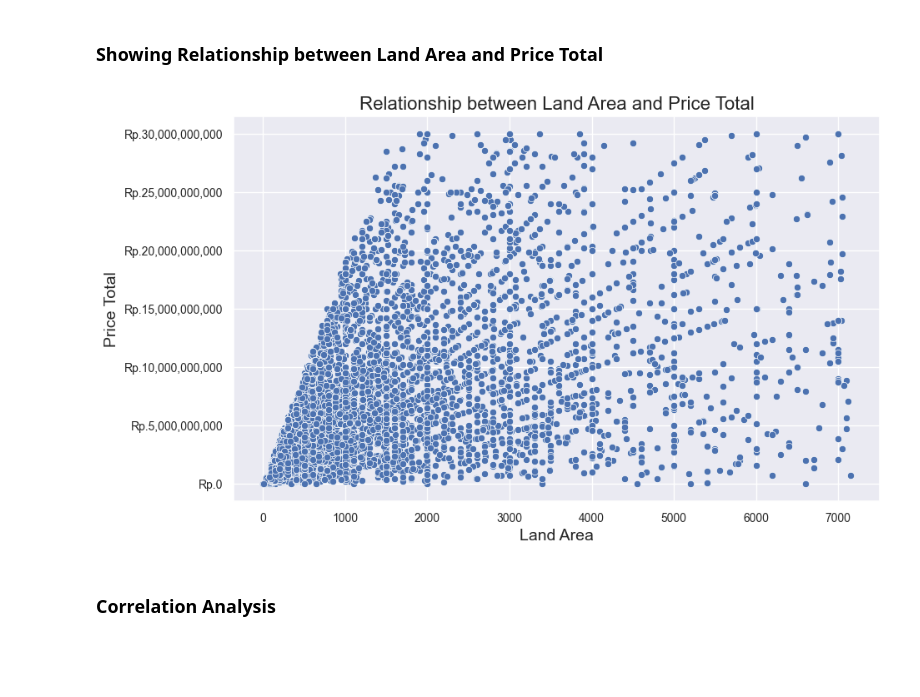
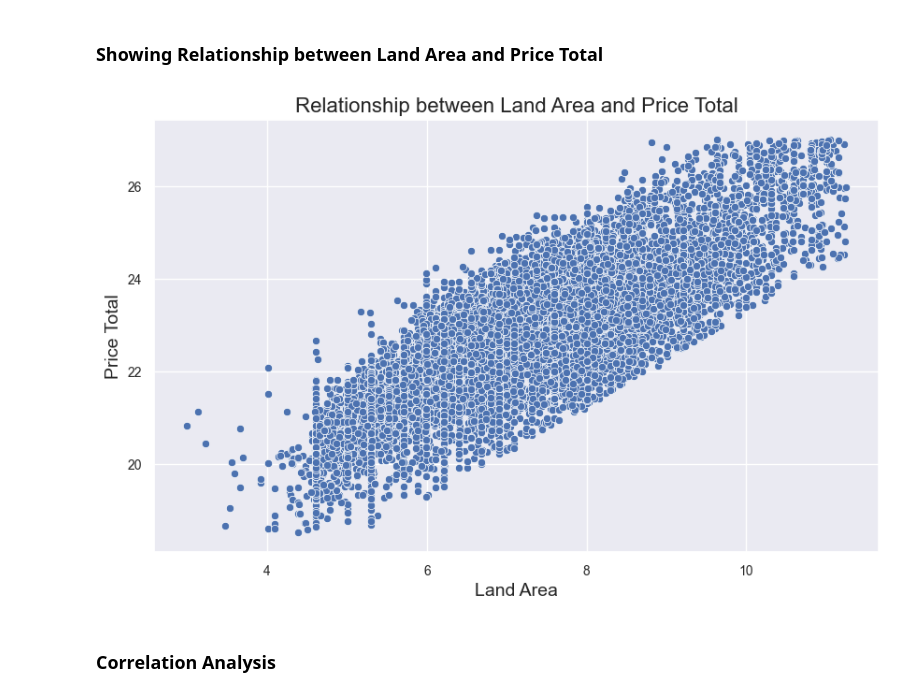
Before and after one commit to DwikaDyananda/Big-Data, a Jupyter notebook: notebooks/data_analysis.ipynb, the cells around one changed output. Cells and saved outputs as stored; diff of their text form; code cells hidden in the pictures; blank space fills up the shorter version.

```diff
--- a/notebooks/data_analysis.ipynb
+++ b/notebooks/data_analysis.ipynb
@@ -33,7 +33,7 @@ sys.path.append('..')
 
 from scripts import get_data_from_mongo
 # %%
-df_import = get_data_from_mongo.get_data_mongo('tanah_bali_clean')
+df_import = get_data_from_mongo.get_data_mongo('tanah_bali_clean_new')
 df_import = pd.DataFrame(df_import)
 # %% [output]
 ----------------------------------------------
@@ -366,14 +369,13 @@ plt.show()
 ### Showing Relationship between Land Area and Price Total
 # %%
 plt.figure(figsize=(10, 6))
-sns.scatterplot(x='Land Area', y='Price Total', data=df)
+sns.scatterplot(x='log_land_area', y='log_price_total', data=df)
 plt.title('Relationship between Land Area and Price Total')
 plt.xlabel('Land Area')
 plt.ylabel('Price Total')
-plt.gca().yaxis.set_major_formatter(formatter)
 plt.show()
 # %% [output]
-[figure, old version]
+[figure, new version]
 # %% [markdown]
 ### Correlation Analysis
 # %% [markdown]
```
Also changed, not shown: parts of 46 cells of this notebook, 3 other files.
